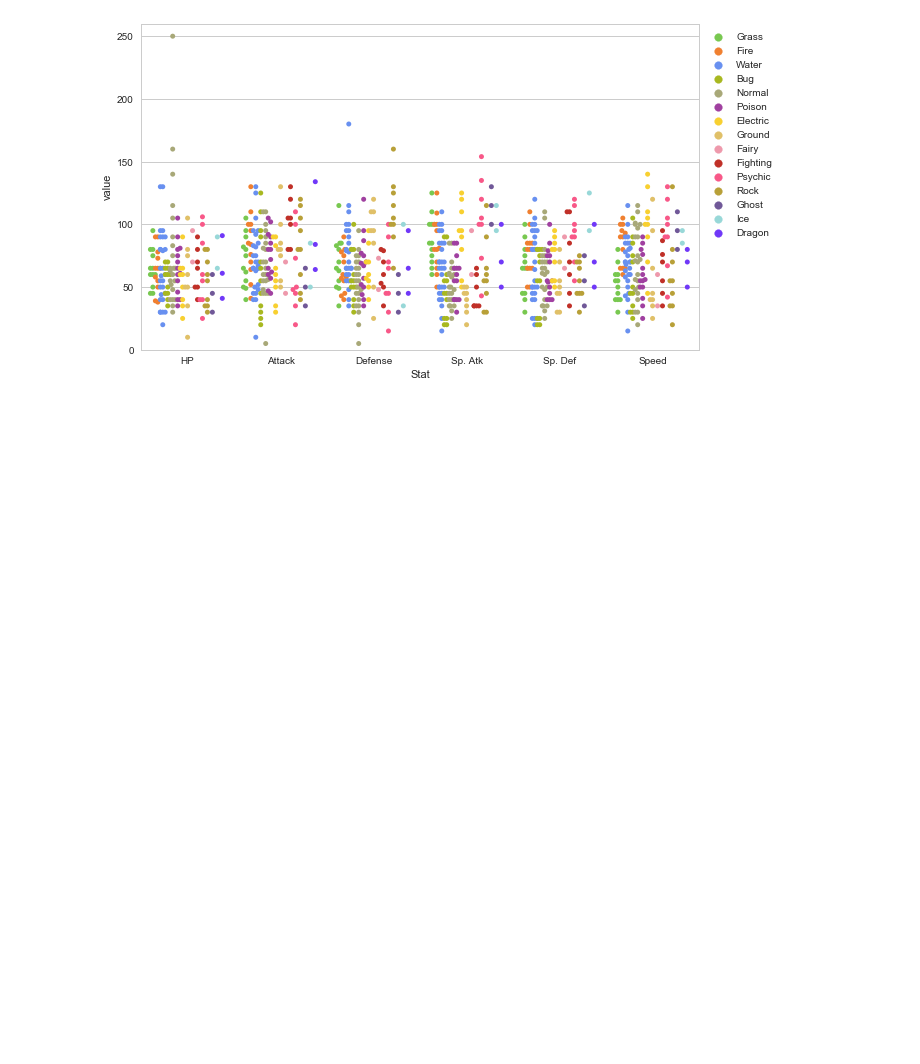
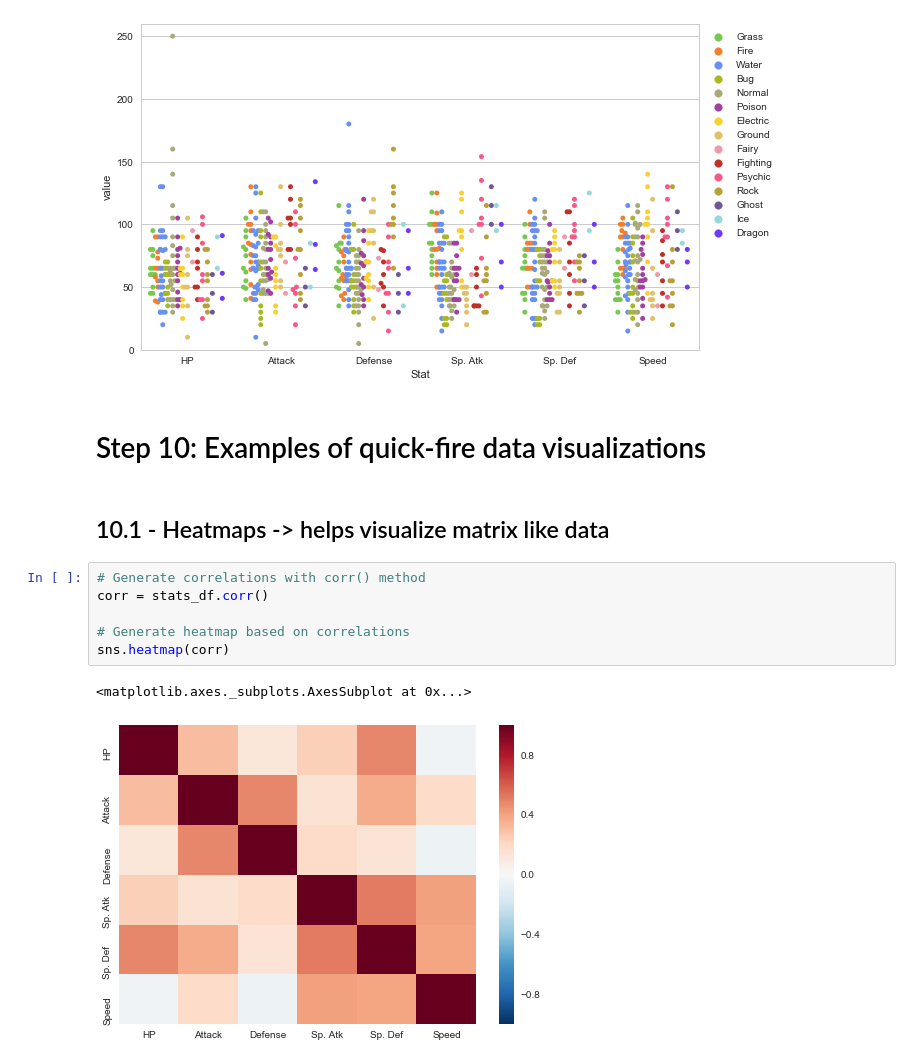
Before and after one commit to kbrook10/python_seaborn_tutorial, a Jupyter notebook: Python Seaborn Tutorial - EliteDataScience.ipynb, the cells around one changed output. Cells and saved outputs as stored; diff of their text form; blank space fills up the shorter version.

Commit message:
Practice with variable styles of data visualizations

```diff
--- a/Python Seaborn Tutorial - EliteDataScience.ipynb
+++ b/Python Seaborn Tutorial - EliteDataScience.ipynb
@@ -190,3 +190,16 @@ plt.legend(bbox_to_anchor=(1,1), loc=2)
 # %% [output]
 <matplotlib.legend.Legend at 0x...>
 [figure]
+# %% [markdown]
+# Step 10: Examples of quick-fire data visualizations
+# %% [markdown]
+## 10.1 - Heatmaps -> helps visualize matrix like data
+# %%
+# Generate correlations with corr() method
+corr = stats_df.corr()
+
+# Generate heatmap based on correlations
+sns.heatmap(corr)
+# %% [output]
+<matplotlib.axes._subplots.AxesSubplot at 0x...>
+[figure, added]
```
Also changed, not shown: parts of 10 cells of this notebook.
